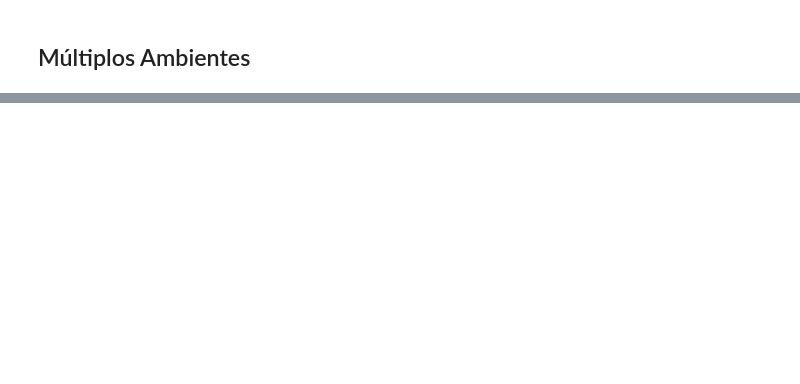
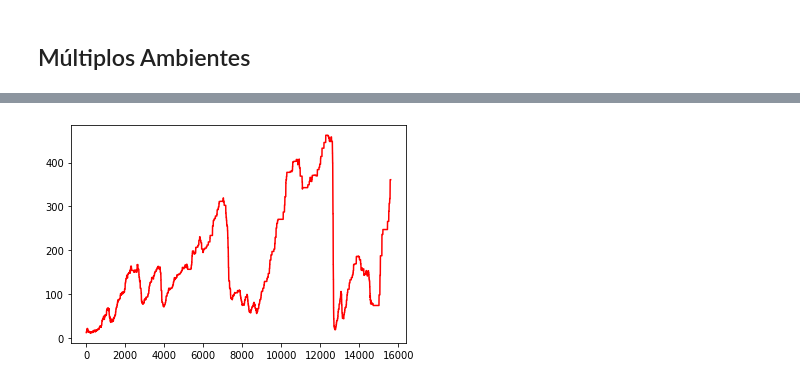
Before and after one commit to turing-usp/Aprendizado-por-Reforco, a Jupyter notebook: Aprendizado por Reforço Profundo/Actor-Critic/A2C/A2C.ipynb, the cells around one changed output, grey strips where cells are left out. Saved outputs shown, nothing was run; the diff lists cells and outputs as text; code cells hidden in the pictures; blank space fills up the shorter version.

```diff
--- a/Aprendizado por Reforço Profundo/Actor-Critic/A2C/A2C.ipynb
+++ b/Aprendizado por Reforço Profundo/Actor-Critic/A2C/A2C.ipynb
@@ -584,11 +601,11 @@ class SharedA2C:
     def compute_gae(self, rewards, dones, v, v2):
         T = len(rewards)
 
-        returns = torch.zeros_like(rewards)
-        gaes = torch.zeros_like(rewards)
+        returns = torch.zeros_like(rewards).to(self.device)
+        gaes = torch.zeros_like(rewards).to(self.device)
 
-        future_gae = torch.tensor(0.0, dtype=rewards.dtype)
-        next_return = torch.tensor(v2[-1], dtype=rewards.dtype)
+        future_gae = torch.tensor(0.0, dtype=rewards.dtype).to(self.device)
+        next_return = torch.tensor(v2[-1], dtype=rewards.dtype).to(self.device)
 
         not_dones = 1 - dones
         deltas = rewards + not_dones * self.gamma * v2 - v
@@ -694,0 +712,7 @@ returns = vector_train(agent, env, 125000)
+# %%
+import matplotlib.pyplot as plt
+
+plt.plot(returns, 'r')
+plt.show()
+# %% [output]
+[figure, added]
```
Also changed, not shown: parts of 9 cells of this notebook, 2 other files.
